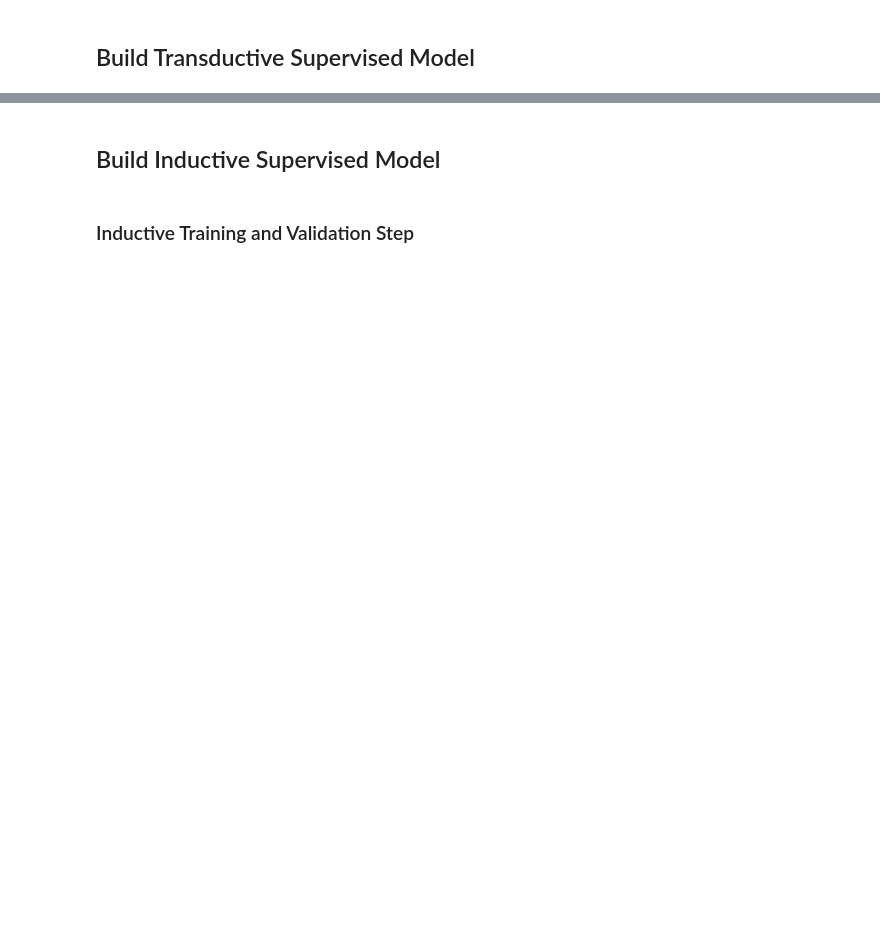
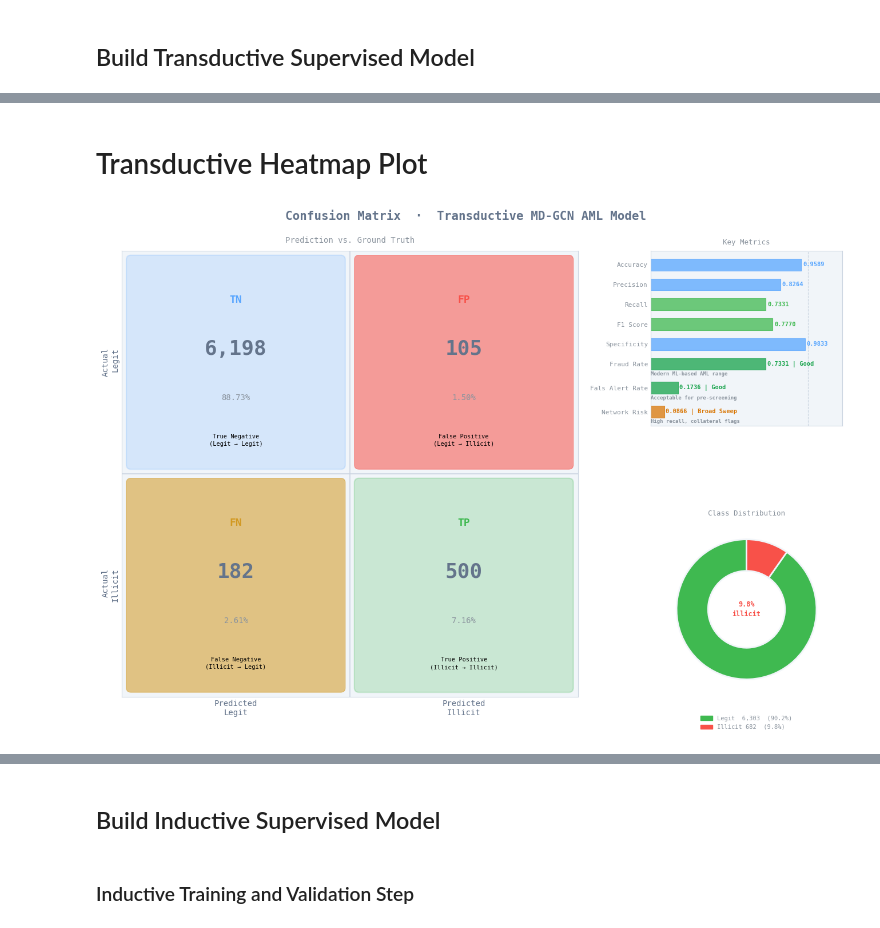
Before and after one commit to ricleongo/CM3070_FinalProject, a Jupyter notebook: back-end/analysis/Multi_Distance_Analysis.ipynb, the cells around one changed output, grey strips where cells are left out. Cells and saved outputs as stored; diff of their text form; code cells hidden in the pictures; blank space fills up the shorter version.

Commit message:
Updating code and charts

```diff
--- a/back-end/analysis/Multi_Distance_Analysis.ipynb
+++ b/back-end/analysis/Multi_Distance_Analysis.ipynb
@@ -407,0 +354,6 @@ confusion_matrix_results
+# %% [markdown]
+# Transductive Heatmap Plot
+# %%
+transductive_model.draw_heatmap_from_results()
+# %% [output]
+[figure, added]
```
Also changed, not shown: parts of 32 cells of this notebook, 23 other files.
